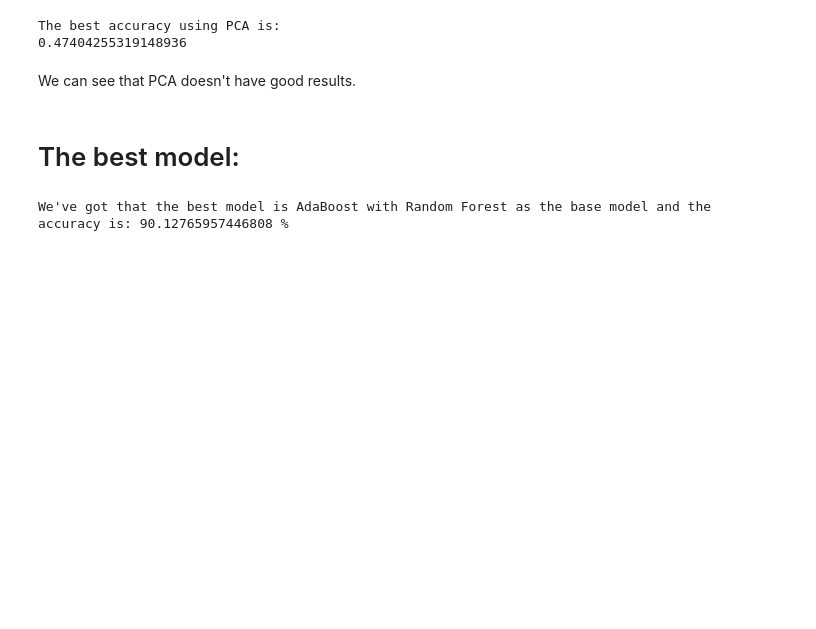
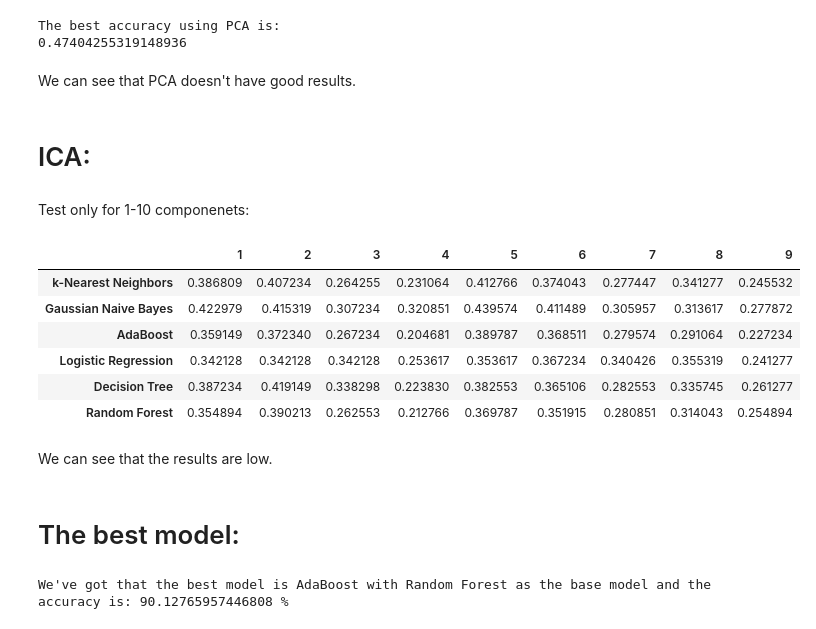
Before and after one commit to NoaAizer/ML_projects, a Jupyter notebook: Harnessing Machine Learning for interpersonal physical alignment.ipynb, the cells around one changed output. Cells and saved outputs as stored; diff of their text form; code cells hidden in the pictures; blank space fills up the shorter version.

```diff
--- a/Harnessing Machine Learning for interpersonal physical alignment.ipynb
+++ b/Harnessing Machine Learning for interpersonal physical alignment.ipynb
@@ -861,6 +861,40 @@ The best accuracy using PCA is:
 0.47404255319148936
 # %% [markdown]
 We can see that PCA doesn't have good results.
+# %% [markdown]
+# ICA:
+# %% [markdown]
+Test only for 1-10 componenets:
+# %%
+accuracies2 = pd.DataFrame(index=algoritms)
+for n in np.arange(1,10,1):
+    col=np.arange(1,n+1,1)
+    ica = FastICA(n_components=n)
+    ica.fit(X)
+    ica123 = ica.transform(X)
+    df_ica = pd.DataFrame(ica123,columns=col)
+    ica.fit(test)
+    icat123 = ica.transform(test)
+    df_icat = pd.DataFrame(icat123,columns=col)
+    result=[]
+    for model in models:
+        model.fit(df_ica, y_train)
+        y_pred = model.predict(df_icat)
+        result.append(metrics.accuracy_score(y_test, y_pred))
+    result = pd.DataFrame(result, index=algoritms)
+    result.columns=[n]
+    accuracies2 = pd.concat([accuracies2,result],axis=1)
+accuracies2
+# %% [output]
+|  | 1 | 2 | 3 | 4 | 5 | 6 | 7 | 8 | 9 |
+| k-Nearest Neighbors | 0.386809 | 0.407234 | 0.264255 | 0.231064 | 0.412766 | 0.374043 | 0.277447 | 0.341277 | 0.245532 |
+| Gaussian Naive Bayes | 0.422979 | 0.415319 | 0.307234 | 0.320851 | 0.439574 | 0.411489 | 0.305957 | 0.313617 | 0.277872 |
+| AdaBoost | 0.359149 | 0.372340 | 0.267234 | 0.204681 | 0.389787 | 0.368511 | 0.279574 | 0.291064 | 0.227234 |
+| Logistic Regression | 0.342128 | 0.342128 | 0.342128 | 0.253617 | 0.353617 | 0.367234 | 0.340426 | 0.355319 | 0.241277 |
+| Decision Tree | 0.387234 | 0.419149 | 0.338298 | 0.223830 | 0.382553 | 0.365106 | 0.282553 | 0.335745 | 0.261277 |
+| Random Forest | 0.354894 | 0.390213 | 0.262553 | 0.212766 | 0.369787 | 0.351915 | 0.280851 | 0.314043 | 0.254894 |
+# %% [markdown]
+We can see that the results are low.
 # %% [markdown]
 # The best model:
 # %%
```
Also changed, not shown: parts of 4 cells of this notebook.
